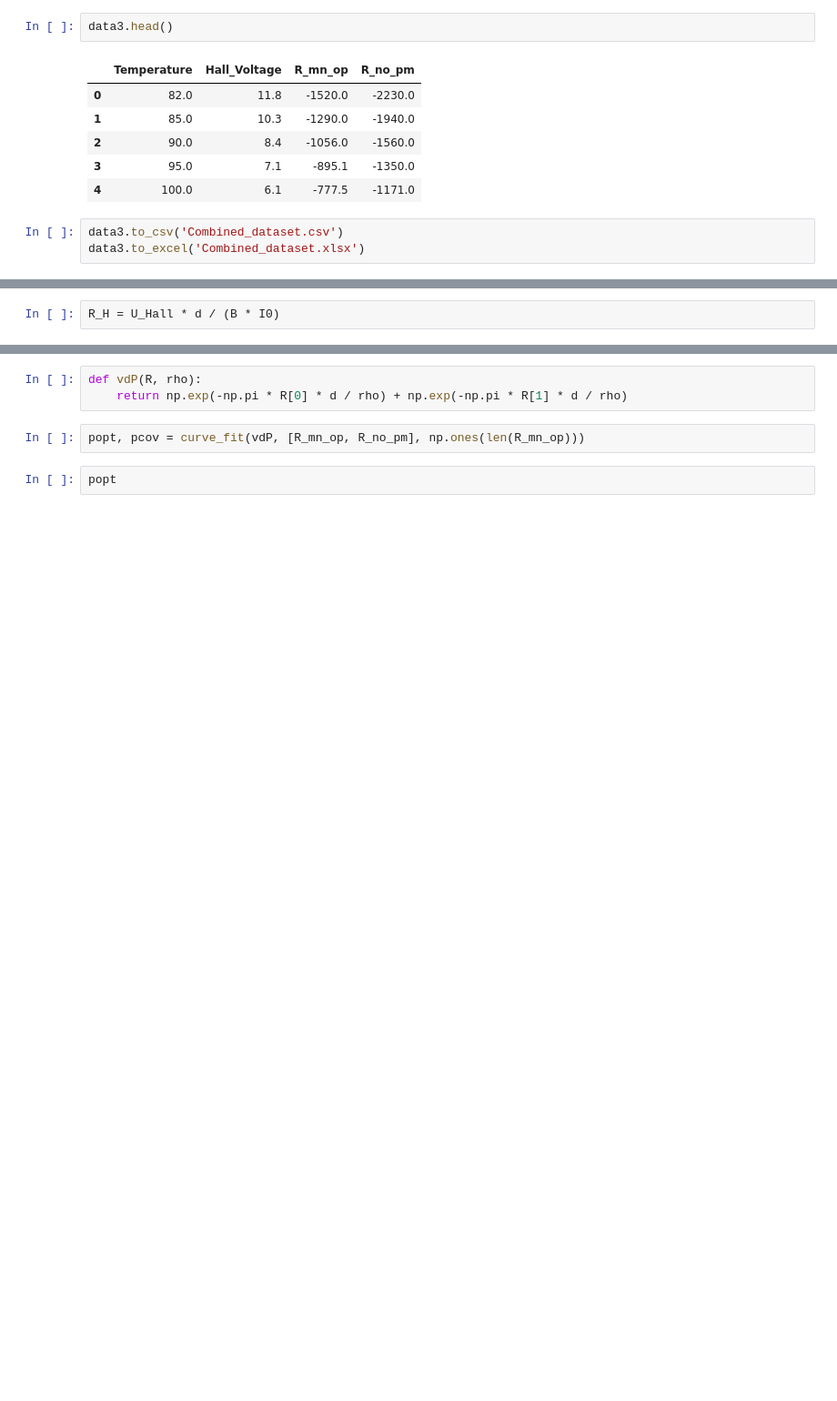
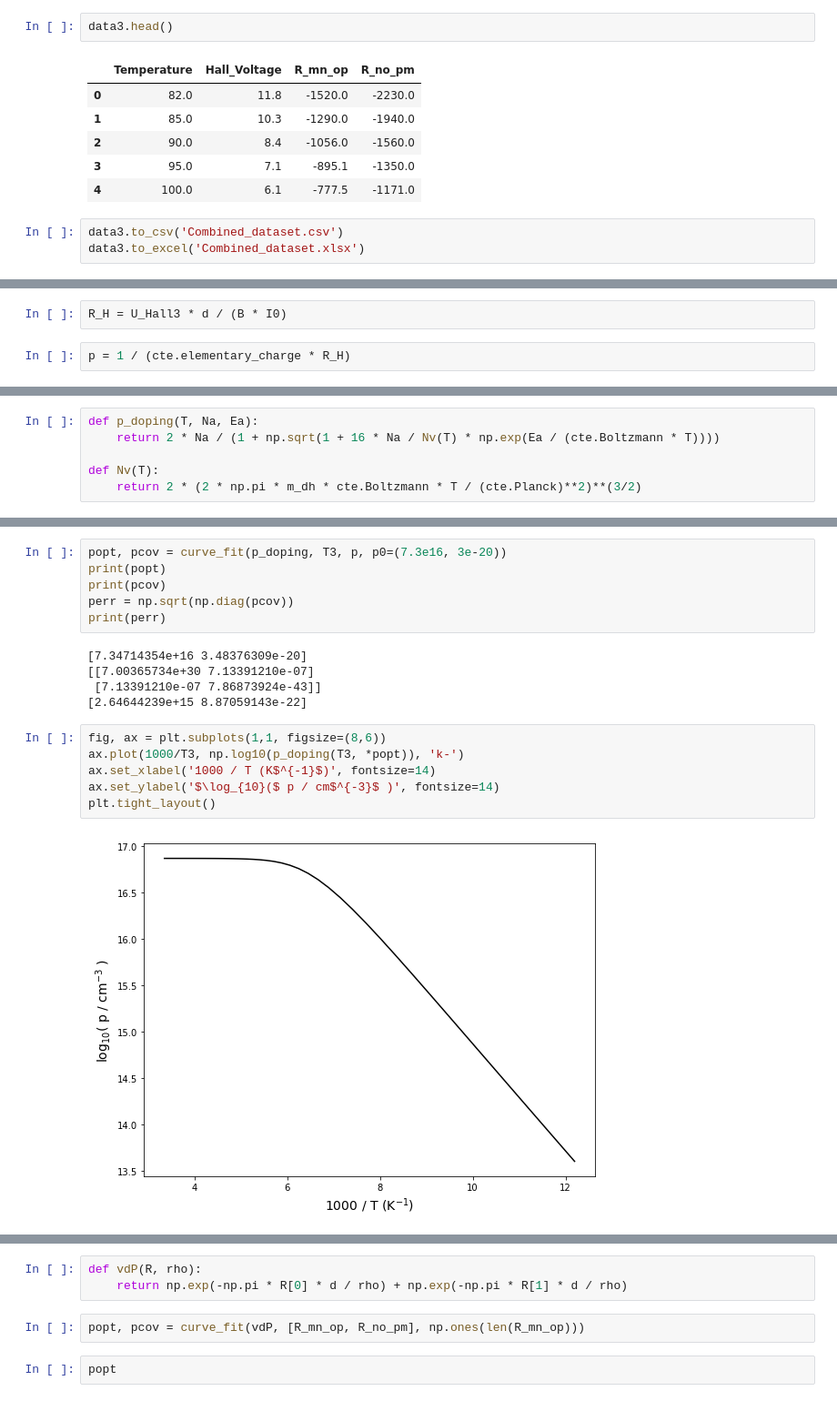
Before and after one commit to iyanmv/APL_ws18-19, a Jupyter notebook: Hall/Hall_effect.ipynb, the cells around one changed output, grey strips where cells are left out. Shown: that part at 91% size. Cells and saved outputs as stored; diff of their text form; blank space fills up the shorter version.

Commit message:
[Hall Effect] Update jupyter notebook

```diff
--- a/Hall/Hall_effect.ipynb
+++ b/Hall/Hall_effect.ipynb
@@ -243,2 +247,4 @@ data3.to_excel('Combined_dataset.xlsx')
 # %%
-R_H = U_Hall * d / (B * I0)
+R_H = U_Hall3 * d / (B * I0)
+# %%
+p = 1 / (cte.elementary_charge * R_H)
@@ -244,0 +265,6 @@ R_H = U_Hall * d / (B * I0)
+# %%
+def p_doping(T, Na, Ea):
+    return 2 * Na / (1 + np.sqrt(1 + 16 * Na / Nv(T) * np.exp(Ea / (cte.Boltzmann * T))))
+
+def Nv(T):
+    return 2 * (2 * np.pi * m_dh * cte.Boltzmann * T / (cte.Planck)**2)**(3/2)
@@ -244,0 +281,19 @@ R_H = U_Hall * d / (B * I0)
+# %%
+popt, pcov = curve_fit(p_doping, T3, p, p0=(7.3e16, 3e-20))
+print(popt)
+print(pcov)
+perr = np.sqrt(np.diag(pcov))
+print(perr)
+# %% [output]
+[7.34714354e+16 3.48376309e-20]
+[[7.00365734e+30 7.13391210e-07]
+ [7.13391210e-07 7.86873924e-43]]
+[2.64644239e+15 8.87059143e-22]
+# %%
+fig, ax = plt.subplots(1,1, figsize=(8,6))
+ax.plot(1000/T3, np.log10(p_doping(T3, *popt)), 'k-')
+ax.set_xlabel('1000 / T (K$^{-1}$)', fontsize=14)
+ax.set_ylabel('$\log_{10}($ p / cm$^{-3}$ )', fontsize=14)
+plt.tight_layout()
+# %% [output]
+[figure, added]
```
Also changed, not shown: parts of 8 cells of this notebook.
